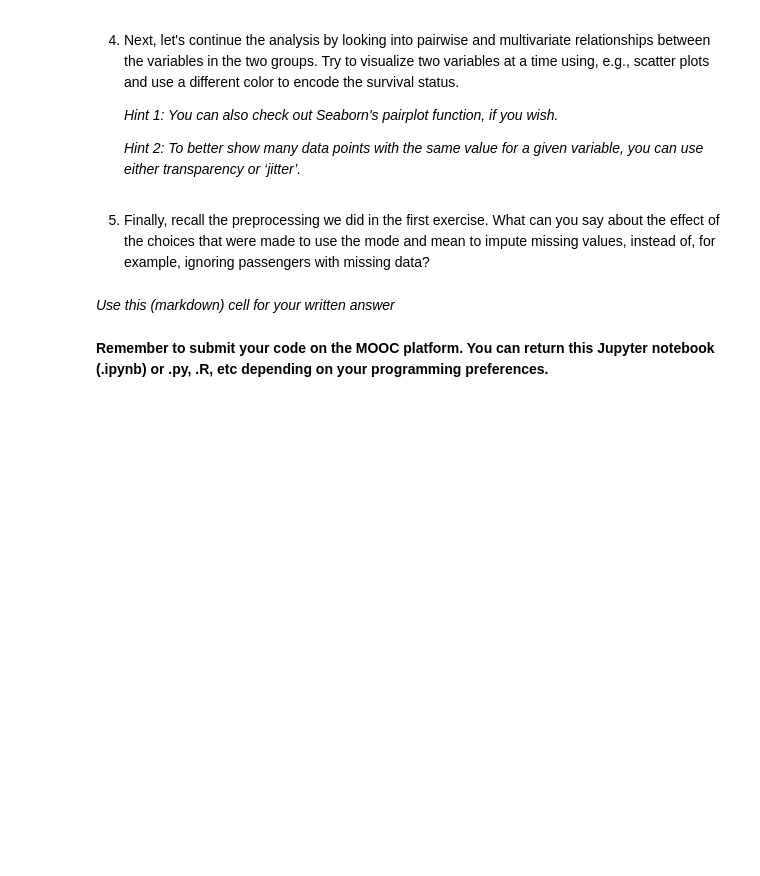
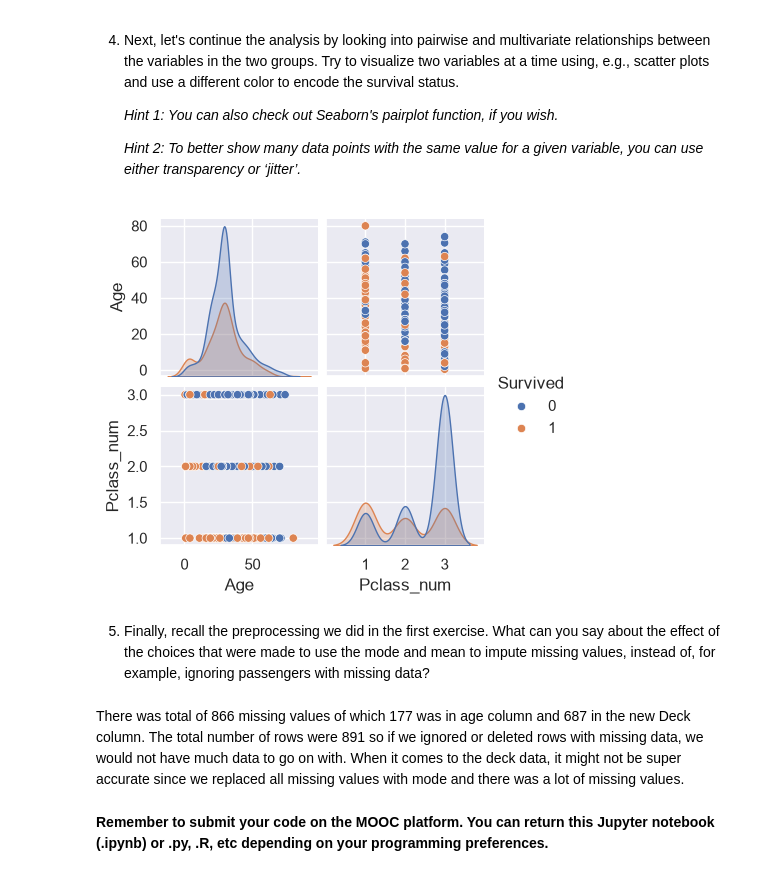
Before and after one commit to simkatti/HY_DS, a Jupyter notebook: ex2.ipynb, the cells around one changed output. Cells and saved outputs as stored; diff of their text form; code cells hidden in the pictures; blank space fills up the shorter version.

```diff
--- a/ex2.ipynb
+++ b/ex2.ipynb
@@ -241,7 +280,17 @@ print(survivors)
+# %%
+import seaborn as sns
+import matplotlib.pyplot as plt
+
+df['Pclass_num'] = df['Pclass'].astype(int)
+sns.set()
+g = sns.pairplot(df, vars=['Age', 'Pclass_num'], hue="Survived", height =2)
+plt.show()
+# %% [output]
+[figure, added]
 # %% [markdown]
 5. Finally, recall the preprocessing we did in the first exercise. What can you say about the effect of the choices that were made to use the mode and mean to impute missing values, instead of, for example, ignoring passengers with missing data?
-# %% [markdown]
-*Use this (markdown) cell for your written answer*
+# %% [markdown]
+There was total of 866 missing values of which 177 was in age column and 687 in the new Deck column. The total number of rows were 891 so if we ignored or deleted rows with missing data, we would not have much data to go on with. When it comes to the deck data, it might not be super accurate since we replaced all missing values with mode and there was a lot of missing values.
 # %% [markdown]
 **Remember to submit your code on the MOOC platform. You can return this Jupyter notebook (.ipynb) or .py, .R, etc depending on your programming preferences.**
 # %% [markdown]
```
Also changed, not shown: parts of 16 cells of this notebook.
